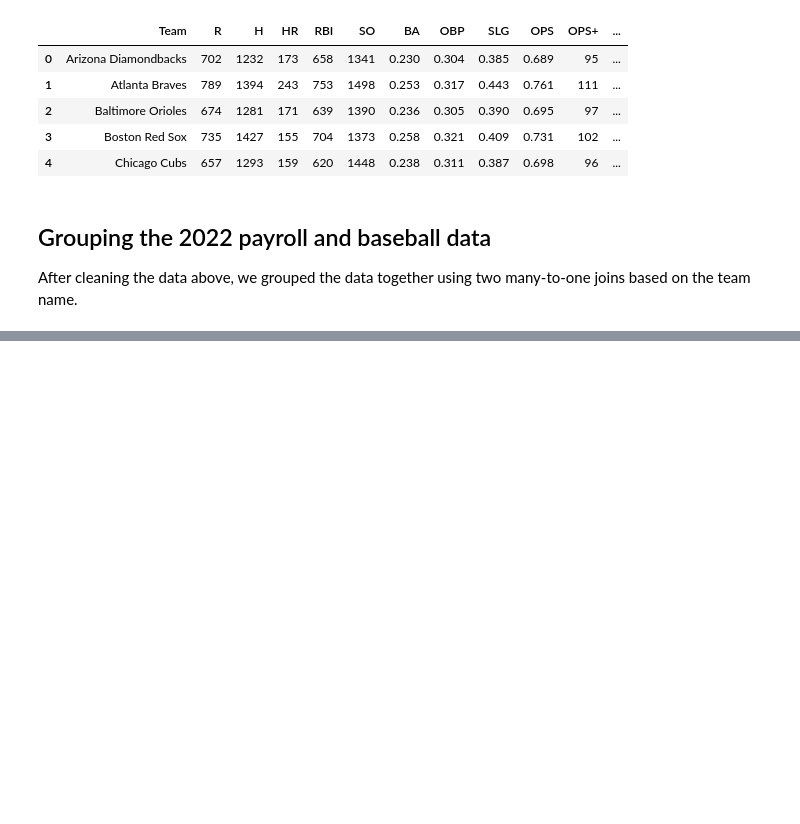
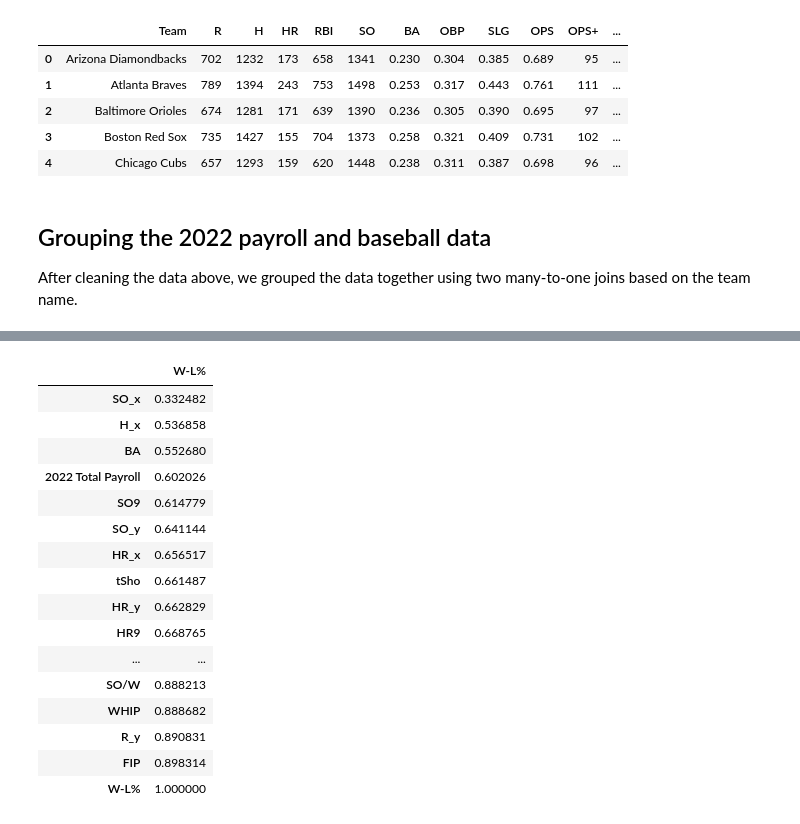
Before and after one commit to marcosfassiob/cmda3654_project, a Jupyter notebook: Project2.ipynb, the cells around one changed output, grey strips where cells are left out. Saved outputs shown, nothing was run; the diff lists cells and outputs as text; code cells hidden in the pictures; blank space fills up the shorter version.

```diff
--- a/Project2.ipynb
+++ b/Project2.ipynb
@@ -161,0 +222,20 @@ NameError: name 'payroll_data_2022' is not defined
+# %%
+c[['W-L%']].sort_values(by='W-L%', ascending=True)
+# %% [output]
+|  | W-L% |
+| SO_x | 0.332482 |
+| H_x | 0.536858 |
+| BA | 0.552680 |
+| 2022 Total Payroll | 0.602026 |
+| SO9 | 0.614779 |
+| SO_y | 0.641144 |
+| HR_x | 0.656517 |
+| tSho | 0.661487 |
+| HR_y | 0.662829 |
+| HR9 | 0.668765 |
+| ... | ... |
+| SO/W | 0.888213 |
+| WHIP | 0.888682 |
+| R_y | 0.890831 |
+| FIP | 0.898314 |
+| W-L% | 1.000000 |
```
Also changed, not shown: parts of 6 cells of this notebook.
